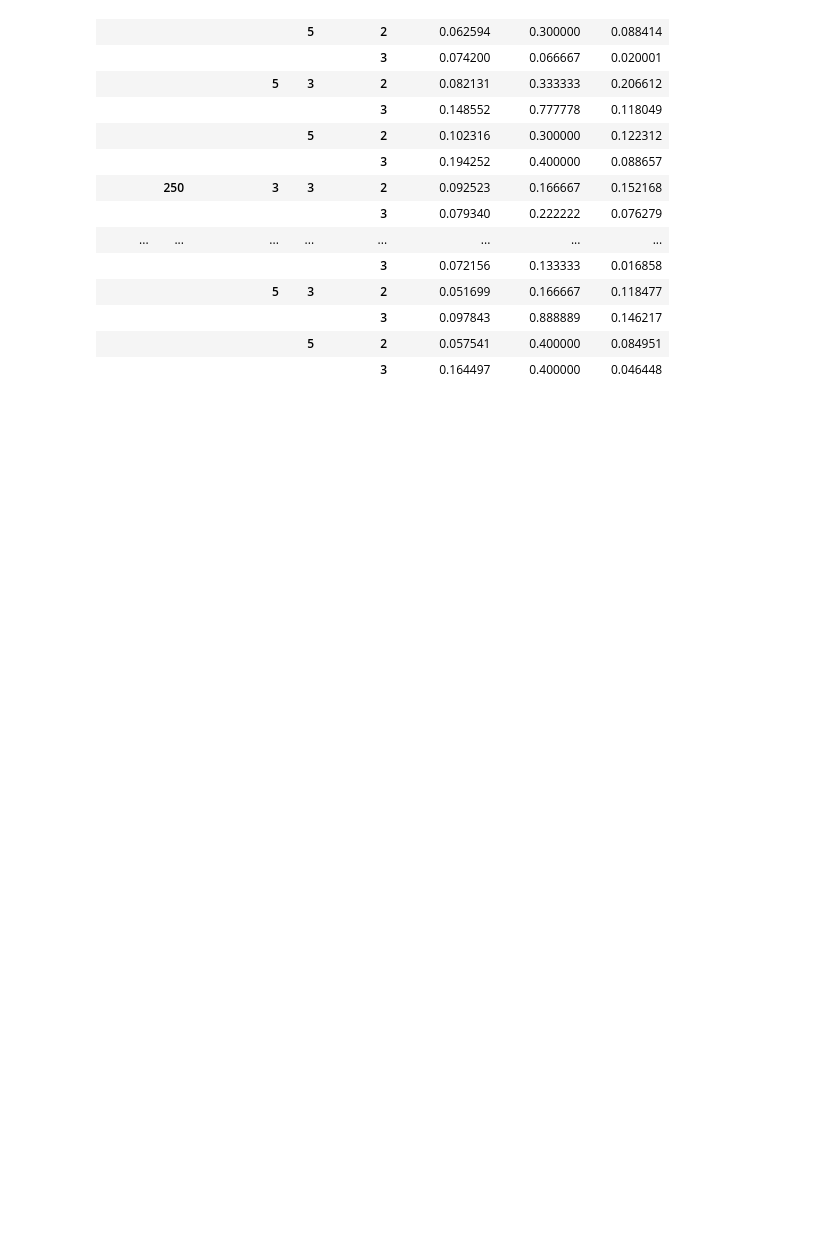
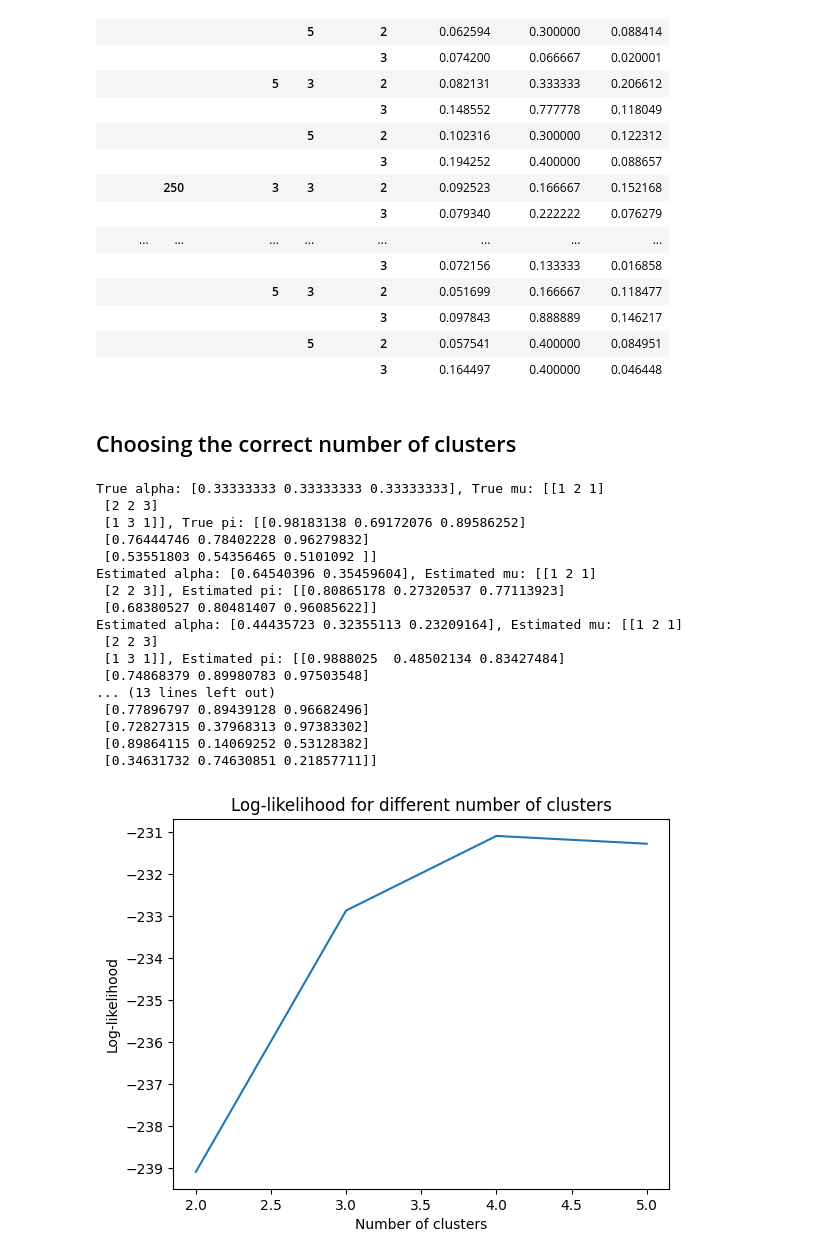
Before and after one commit to Thomick/Ordinal-data-clustering, a Jupyter notebook: notebooks/estimation.ipynb, the cells around one changed output. Drawn from its saved outputs; the diff is of its cells as text; code cells hidden in the pictures; blank space fills up the shorter version.

```diff
--- a/notebooks/estimation.ipynb
+++ b/notebooks/estimation.ipynb
@@ -565,3 +565,76 @@ Init. & $n$ & $n_{clusters}$ & $d$ & $n_{cats}$ &  &  &  \\
 |  |  |  |  | 3 | 0.097843 | 0.888889 | 0.146217 |
 |  |  |  | 5 | 2 | 0.057541 | 0.400000 | 0.084951 |
 |  |  |  |  | 3 | 0.164497 | 0.400000 | 0.046448 |
+# %% [markdown]
+## Choosing the correct number of clusters
+# %%
+n = 100
+d = 3
+real_n_clusters = 3
+n_cat = 3
+
+n_iter = 10
+eps = 1e-3
+
+m = np.ones(d).astype(int) * n_cat
+true_mu = np.random.randint(1, m + 1, (real_n_clusters, d))
+true_pi = (np.random.random((real_n_clusters, d)) + 1)/2
+true_alpha = np.ones(real_n_clusters) / real_n_clusters
+
+data = generate_data(n, d, m, real_n_clusters, true_alpha, true_mu, true_pi, 0, model="bos")
+
+print(
+    "True alpha: {}, True mu: {}, True pi: {}".format(
+        true_alpha, true_mu, true_pi
+    )
+)
+
+
+scores = defaultdict(list)
+for n_clusters in range(2, 6):
+    clustering = OrdinalClustering(n_clusters, model="bos", init="random", n_iter=n_iter, eps=eps, silent=True)
+
+    alpha_hat, mu_hat, pi_hat, ll_list = clustering.fit(data[0], m)
+
+    labels = clustering.labels_
+
+    print(
+        "Estimated alpha: {}, Estimated mu: {}, Estimated pi: {}".format(
+            alpha_hat, mu_hat, pi_hat
+        )
+    )
+
+    scores["n_clusters"].append(n_clusters)
+    scores["ll"].append(ll_list[-1])
+    scores["bic"].append(clustering.bic)
+
+plt.plot(scores["n_clusters"], scores["ll"])
+plt.xlabel("Number of clusters")
+plt.ylabel("Log-likelihood")
+plt.title("Log-likelihood for different number of clusters")
+plt.show()
+
+plt.plot(scores["n_clusters"], scores["bic"])
+plt.xlabel("Number of clusters")
+plt.ylabel("BIC")
+plt.title("BIC for different number of clusters")
+plt.show()
+# %% [output]
+True alpha: [0.33333333 0.33333333 0.33333333], True mu: [[1 2 1]
+ [2 2 3]
+ [1 3 1]], True pi: [[0.98183138 0.69172076 0.89586252]
+ [0.76444746 0.78402228 0.96279832]
+ [0.53551803 0.54356465 0.5101092 ]]
+Estimated alpha: [0.64540396 0.35459604], Estimated mu: [[1 2 1]
+ [2 2 3]], Estimated pi: [[0.80865178 0.27320537 0.77113923]
+ [0.68380527 0.80481407 0.96085622]]
+Estimated alpha: [0.44435723 0.32355113 0.23209164], Estimated mu: [[1 2 1]
+ [2 2 3]
+ [1 3 1]], Estimated pi: [[0.9888025  0.48502134 0.83427484]
+ [0.74868379 0.89980783 0.97503548]
+... (13 lines left out)
+ [0.77896797 0.89439128 0.96682496]
+ [0.72827315 0.37968313 0.97383302]
+ [0.89864115 0.14069252 0.53128382]
+ [0.34631732 0.74630851 0.21857711]]
+[figure, added]
```
Also changed, not shown: parts of 2 cells of this notebook, 3 other files.
